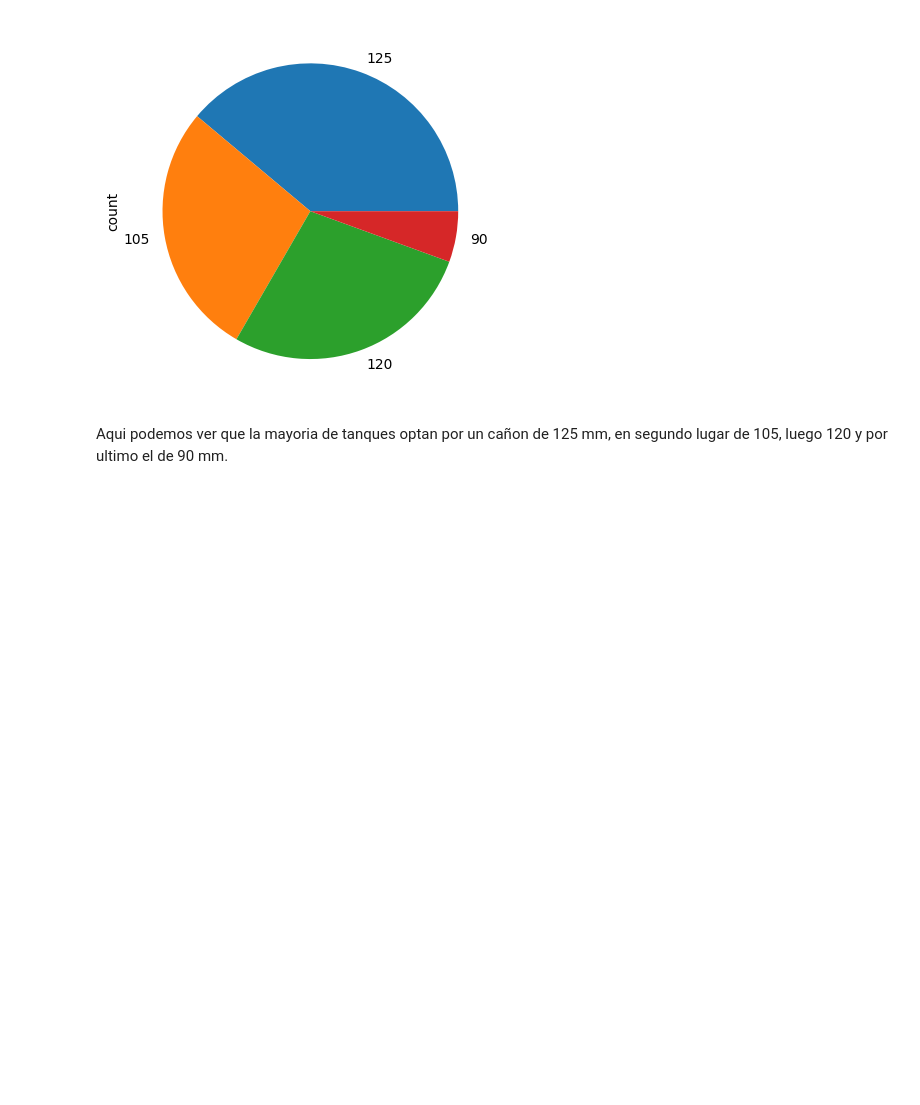
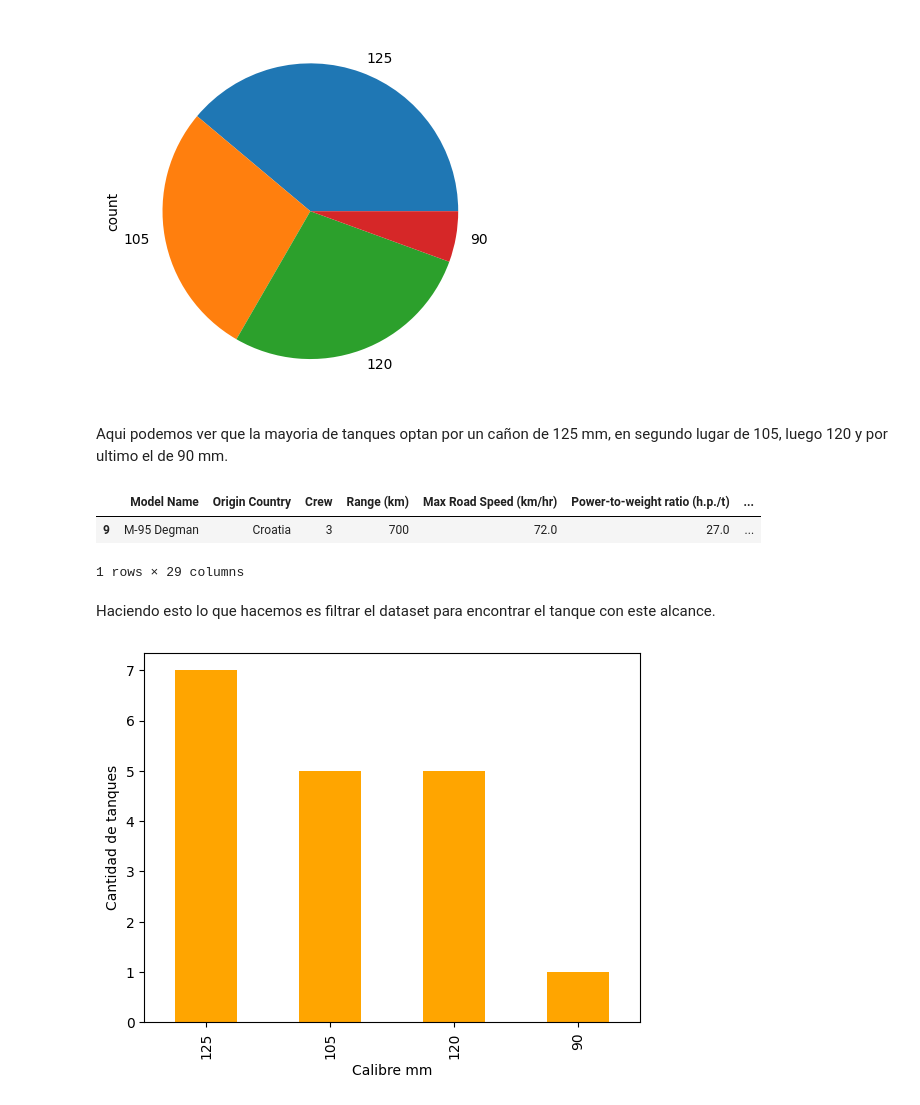
Before and after one commit to EnricUlloa/binder, a Jupyter notebook: militaryTanks.ipynb, the cells around one changed output. Drawn from its saved outputs; the diff is of its cells as text; code cells hidden in the pictures; blank space fills up the shorter version.

```diff
--- a/militaryTanks.ipynb
+++ b/militaryTanks.ipynb
@@ -135,3 +135,20 @@ plt.show()
 [figure]
 # %% [markdown]
 Aqui podemos ver que la mayoria de tanques optan por un cañon de 125 mm, en segundo lugar de 105, luego 120 y por ultimo el de 90 mm.
+# %%
+df[df["Range (km)"] == max_range]
+# %% [output]
+|  | Model Name | Origin Country | Crew | Range (km) | Max Road Speed (km/hr) | Power-to-weight ratio (h.p./t) | ... |
+| 9 | M-95 Degman | Croatia | 3 | 700 | 72.0 | 27.0 | ... |
+1 rows × 29 columns
+# %% [markdown]
+Haciendo esto lo que hacemos es filtrar el dataset para encontrar el tanque con este alcance.
+# %%
+calibres = df["Main Weapon Caliber"].value_counts()
+
+calibres.plot(kind="bar", color="orange")
+plt.xlabel("Calibre mm")
+plt.ylabel("Cantidad de tanques")
+plt.show()
+# %% [output]
+[figure, added]
```
Also changed, not shown: parts of 1 cell of this notebook.
